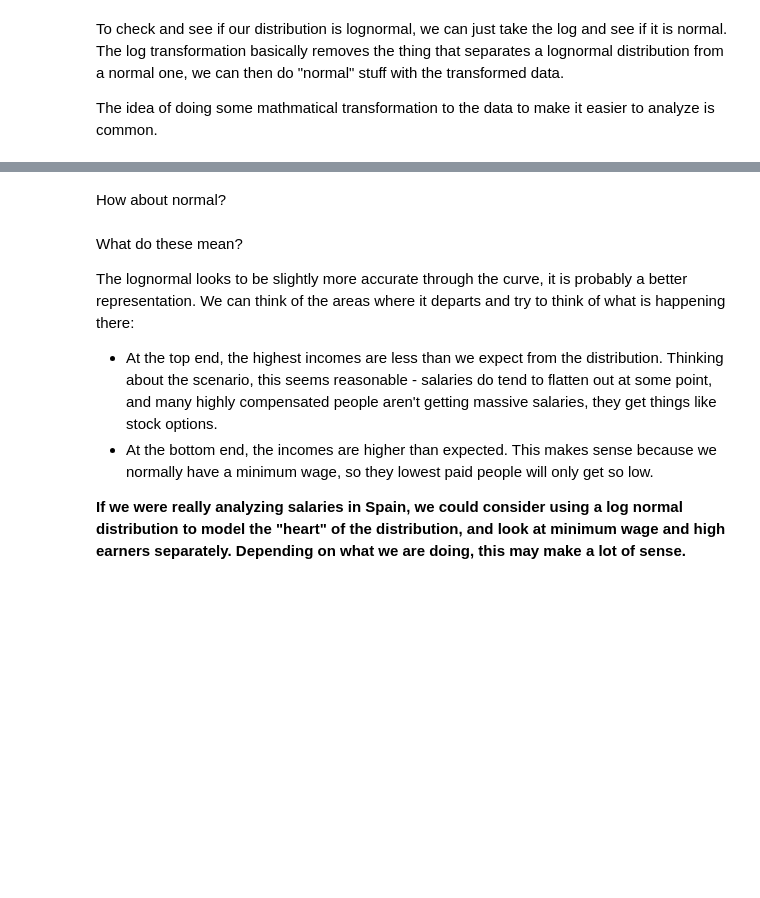
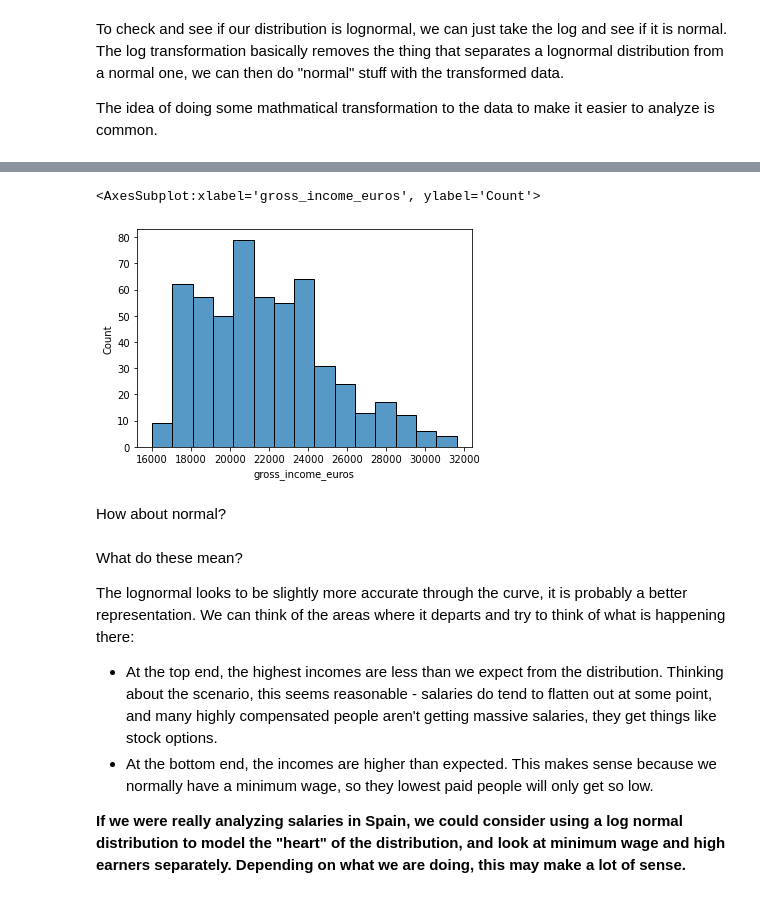
Before and after one commit to Asdukey/Basic_Stats_in_Python_Student_Workbooks, a Jupyter notebook: 008_Analytical_Dist.ipynb, the cells around one changed output, grey strips where cells are left out. Drawn from its saved outputs; the diff is of its cells as text; code cells hidden in the pictures; blank space fills up the shorter version.

```diff
--- a/008_Analytical_Dist.ipynb
+++ b/008_Analytical_Dist.ipynb
@@ -443,3 +450,8 @@ thinkstats2.NormalProbabilityPlot(np.log10(spinc))
+# %%
+sns. histplot(data=spinc)
+# %% [output]
+<AxesSubplot:xlabel='gross_income_euros', ylabel='Count'>
+[figure, added]
 # %% [markdown]
 How about normal?
 # %% [markdown]
```
Also changed, not shown: parts of 27 cells of this notebook, 1 other file.
